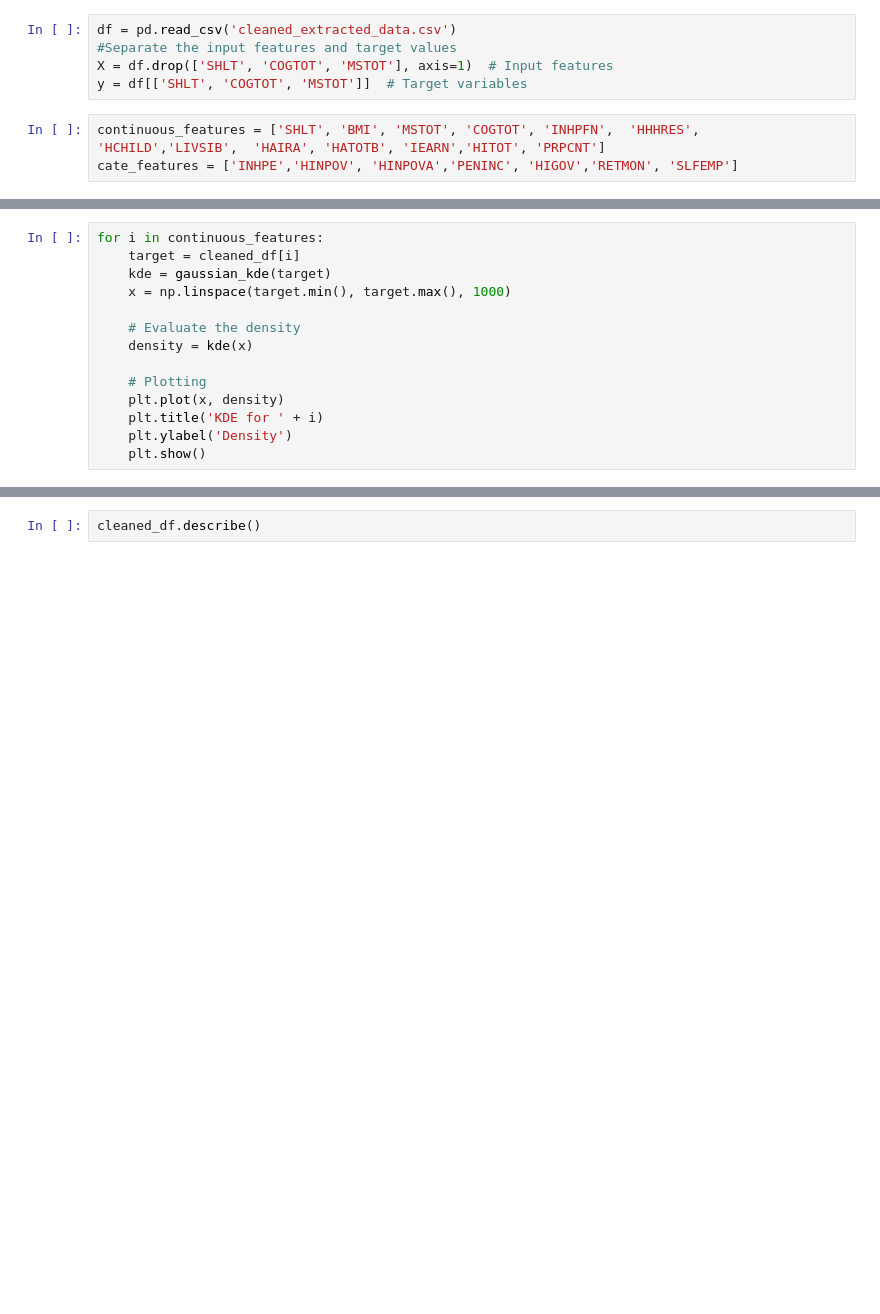
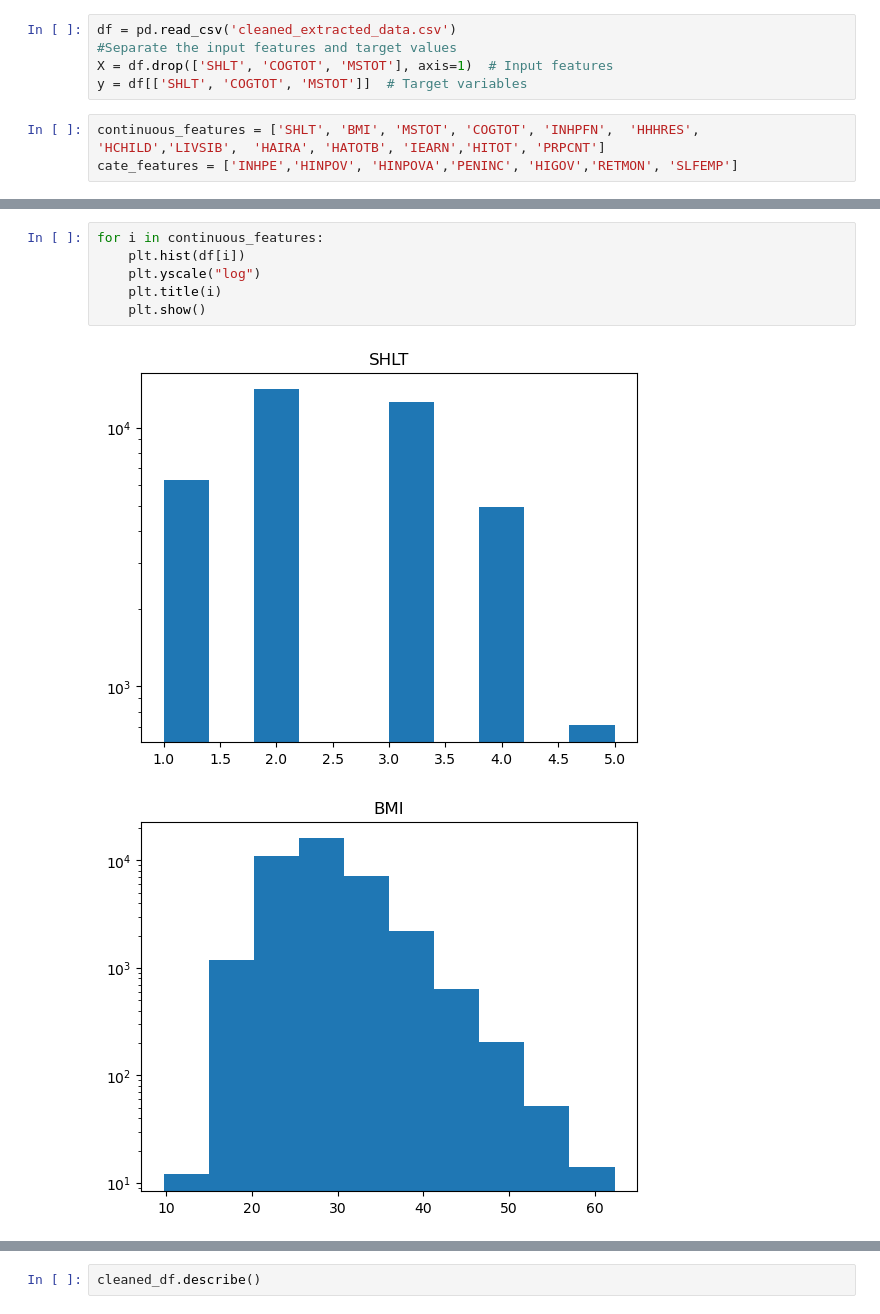
Before and after one commit to YuzhenZhou1327/ESE527_Project_HRS, a Jupyter notebook: data exploration.ipynb, the cells around one changed output, grey strips where cells are left out. Cells and saved outputs as stored; diff of their text form; blank space fills up the shorter version.

```diff
--- a/data exploration.ipynb
+++ b/data exploration.ipynb
@@ -25,14 +15,0 @@ print(cleaned_df.shape)
-# %%
-for i in continuous_features:
-    target = cleaned_df[i]
-    kde = gaussian_kde(target)
-    x = np.linspace(target.min(), target.max(), 1000)
-
-    # Evaluate the density
-    density = kde(x)
-
-    # Plotting
-    plt.plot(x, density)
-    plt.title('KDE for ' + i)
-    plt.ylabel('Density')
-    plt.show()
@@ -52,0 +16,9 @@ for i in continuous_features:
+# %%
+for i in continuous_features:
+    plt.hist(df[i])
+    plt.yscale("log")
+    plt.title(i)
+    plt.show()
+# %% [output]
+[figure, added]
+[figure, added]
```
Also changed, not shown: parts of 4 cells of this notebook, 2 other files.
